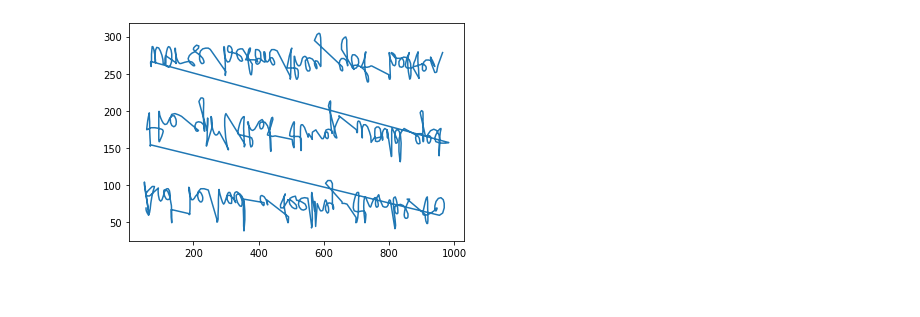
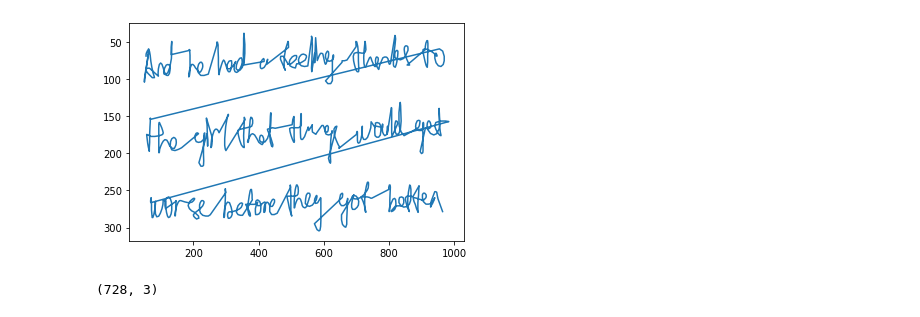
Before and after one commit to CustardTart32/digital-pen-backend, a Jupyter notebook: xml_parser/notebooks/visualise_ink.ipynb, the cells around one changed output. Cells and saved outputs as stored; diff of their text form; code cells hidden in the pictures.

```diff
--- a/xml_parser/notebooks/visualise_ink.ipynb
+++ b/xml_parser/notebooks/visualise_ink.ipynb
@@ -8,5 +9,13 @@ with open("../data/uploaded_ink/ink.json") as f:
 # %%
 plt.plot(ink["x"], ink["y"])
+plt.gca().invert_yaxis()
 plt.show()
 # %% [output]
-[figure, old version]
+[figure, new version]
+# %%
+features = np.swapaxes(np.array([ink["x"], ink["y"], ink["t"]]), 0 , 1)
+whitened = whiten(features)
+print(whitened.shape)
+# whitened = features
+# %% [output]
+(728, 3)
```
Also changed, not shown: parts of 4 cells of this notebook, 2 other files.
